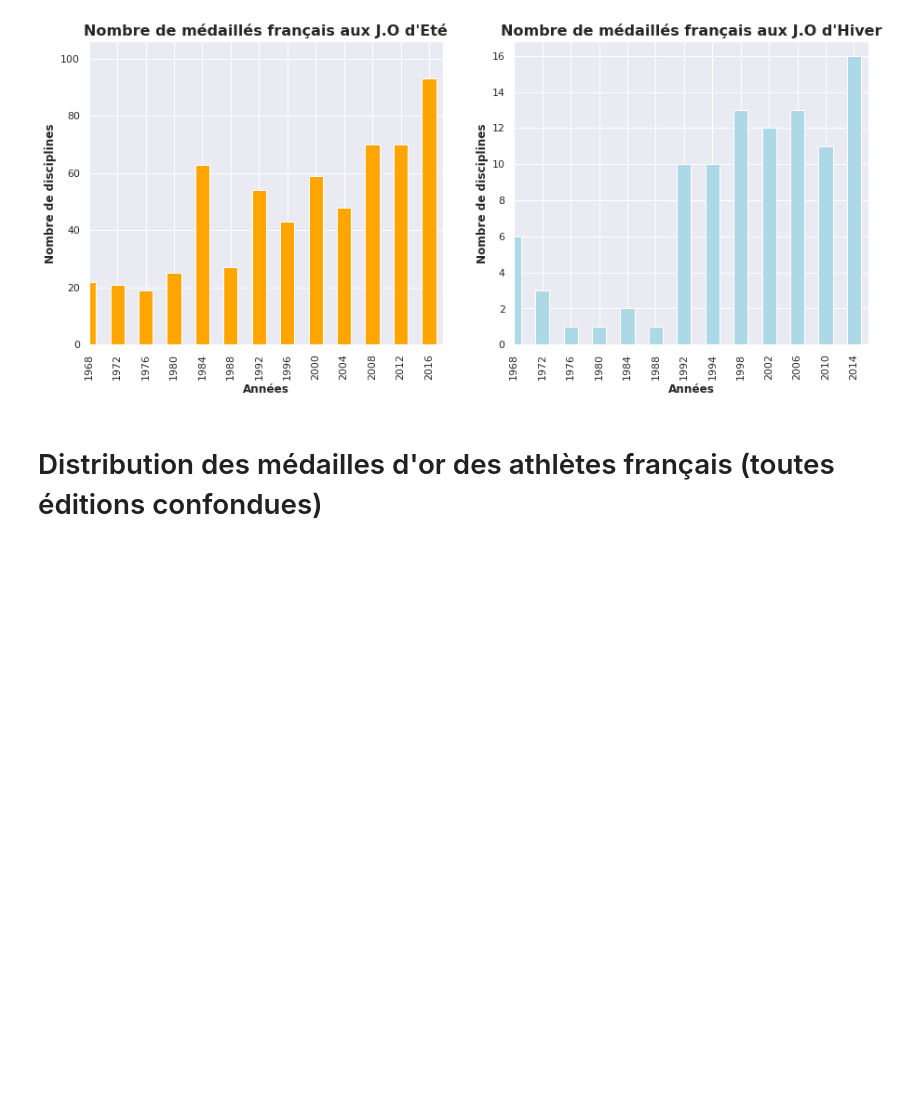
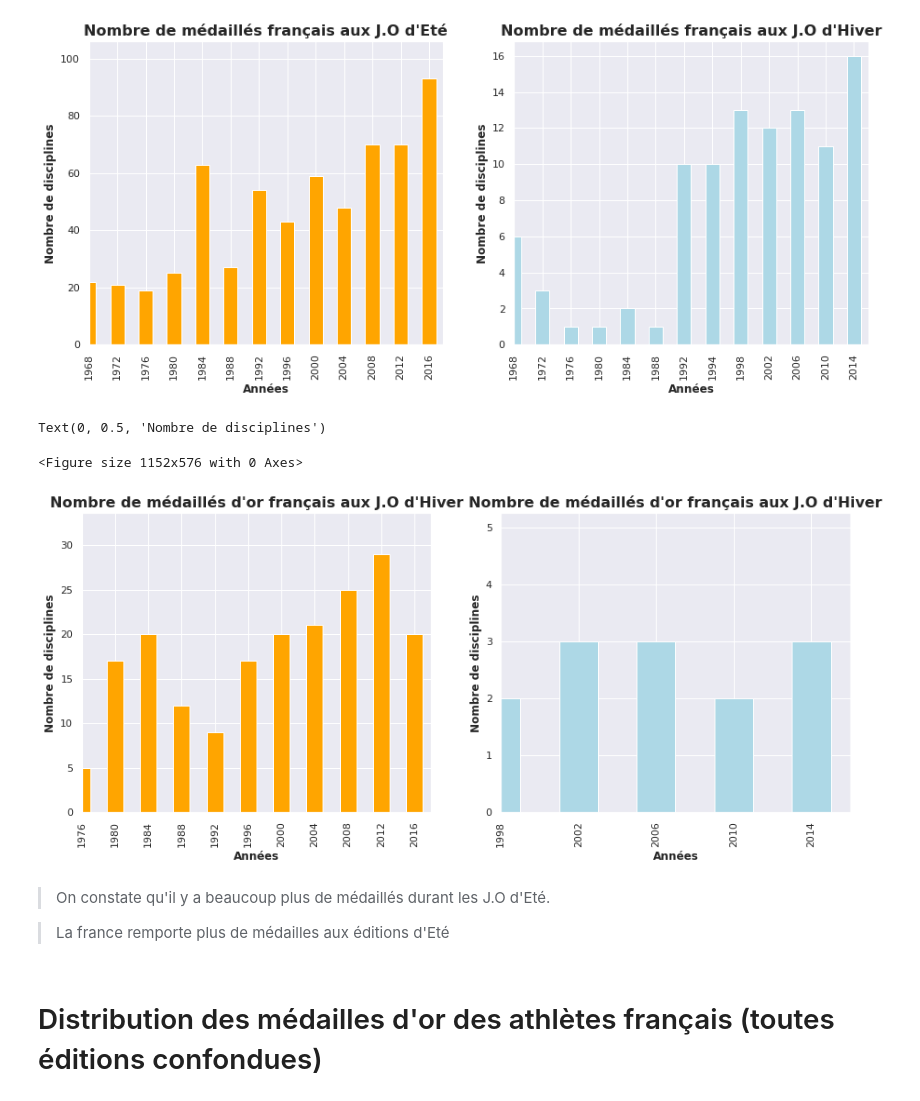
Before and after one commit to tekebim/python-render-session, a Jupyter notebook: Analyse_Olympics_Game.ipynb, the cells around one changed output. Drawn from its saved outputs; the diff is of its cells as text; code cells hidden in the pictures; blank space fills up the shorter version.

```diff
--- a/Analyse_Olympics_Game.ipynb
+++ b/Analyse_Olympics_Game.ipynb
@@ -503,6 +505,32 @@ ax[1].set_ylabel('Nombre de disciplines', fontsize = 12, fontdict=dict(weight='b
 Text(0, 0.5, 'Nombre de disciplines')
 <Figure size 1152x576 with 0 Axes>
 [figure]
+# %%
+frenchSummerWinner = frenchSummerParticipants[(frenchSummerParticipants.Medal == 'Gold')]
+frenchWinterWinner = frenchWinterParticipants[(frenchWinterParticipants.Medal == 'Gold')]
+
+plt.figure(figsize=(16,8))
+fig, ax = plt.subplots(nrows=1, ncols=2, figsize=(15, 6))
+
+frenchSummerWinner.groupby("Year")["ID"].nunique().plot(kind = "bar", linewidth = 1, ax=ax[0], color='orange')
+ax[0].set_title("Nombre de médaillés d'or français aux J.O d'Hiver", fontsize = 16, loc='center', fontdict=dict(weight='bold'))
+ax[0].set_xlabel('Années', fontsize = 12, fontdict=dict(weight='bold'))
+ax[0].set_xlim(16)
+ax[0].set_ylabel('Nombre de disciplines', fontsize = 12, fontdict=dict(weight='bold'))
+
+frenchWinterWinner.groupby("Year")["ID"].nunique().plot(kind = "bar", linewidth = 1, ax=ax[1], color='lightblue')
+ax[1].set_title("Nombre de médaillés d'or français aux J.O d'Hiver", fontsize = 16, loc='center', fontdict=dict(weight='bold'))
+ax[1].set_xlabel('Années', fontsize = 12, fontdict=dict(weight='bold'))
+ax[1].set_xlim(8)
+ax[1].set_ylabel('Nombre de disciplines', fontsize = 12, fontdict=dict(weight='bold'))
+# %% [output]
+Text(0, 0.5, 'Nombre de disciplines')
+<Figure size 1152x576 with 0 Axes>
+[figure, added]
+# %% [markdown]
+> On constate qu'il y a beaucoup plus de médaillés durant les J.O d'Eté.
+
+> La france remporte plus de médailles aux éditions d'Eté
 # %% [markdown]
 # Distribution des médailles d'or des athlètes français (toutes éditions confondues)
 # %%
```
Also changed, not shown: parts of 6 cells of this notebook.
